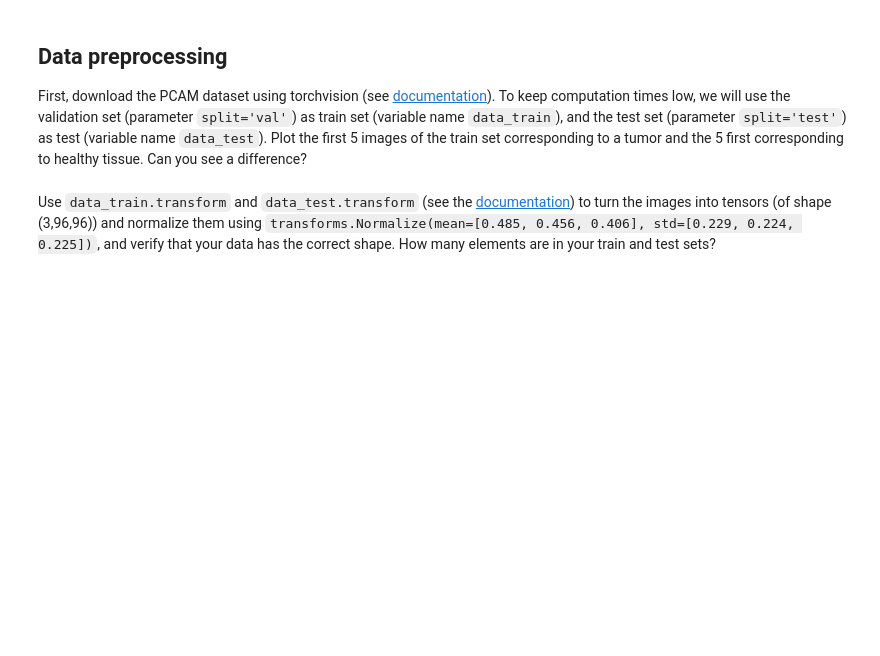
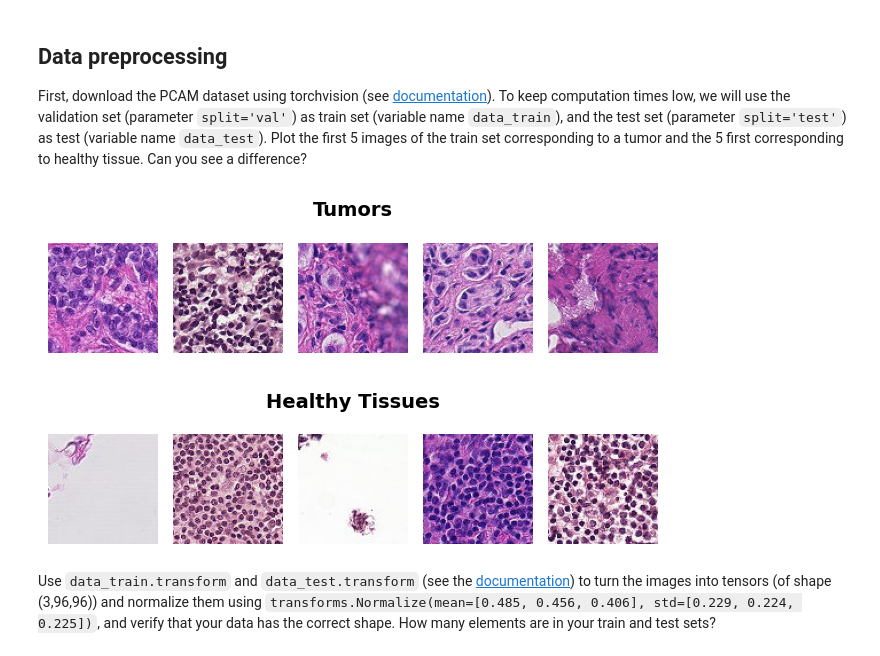
Before and after one commit to jlopetegui98/DL-ENS-Implementations, a Jupyter notebook: Homework1/HW_tumor_identification.ipynb, the cells around one changed output. Drawn from its saved outputs; the diff is of its cells as text; code cells hidden in the pictures; blank space fills up the shorter version.

Commit message:
add: load dataset and plot images

```diff
--- a/Homework1/HW_tumor_identification.ipynb
+++ b/Homework1/HW_tumor_identification.ipynb
@@ -29,3 +28,38 @@ First, download the PCAM dataset using torchvision (see [documentation](https://
+# %%
+# download dataset
+data_train = datasets.PCAM("./", split = 'val', download= True)
+data_test = datasets.PCAM("./", split = 'test', download = True)
+
+# get the first five images corresponding to a tumor or healthy tissue
+tumor_images = []
+healthy_images = []
+for img, label in data_train:
+  if label == 1 and len(tumor_images) < 5:
+    tumor_images.append(img)
+  if label == 0 and len(healthy_images) < 5:
+    healthy_images.append(img)
+  if len(tumor_images) == 5 and len(healthy_images) == 5:
+    break
+
+# Plot the images in a 2X5 grid. First row for tumor images and second for healthy tissues
+fig,axes = plt.subplots(2,5)
+
+for j in range(5):
+  axes[0,j].imshow(tumor_images[j])
+  axes[0,j].axis('off')
+
+for j in range(5):
+  axes[1,j].imshow(healthy_images[j])
+  axes[1,j].axis('off')
+
+fig.text(0.5, 0.87, 'Tumors', ha='center', fontsize=14, weight='bold')
+fig.text(0.5, 0.47, 'Healthy Tissues', ha='center', fontsize=14, weight='bold')
+
+
+plt.tight_layout()
+plt.show()
+# %% [output]
+[figure, added]
 # %% [markdown]
 Use `data_train.transform` and `data_test.transform` (see the [documentation](https://pytorch.org/vision/0.9/transforms.html)) to turn the images into tensors (of shape (3,96,96)) and normalize them using `transforms.Normalize(mean=[0.485, 0.456, 0.406], std=[0.229, 0.224, 0.225])`, and verify that your data has the correct shape. How many elements are in your train and test sets?
 # %%
```
Also changed, not shown: parts of 3 cells of this notebook.
